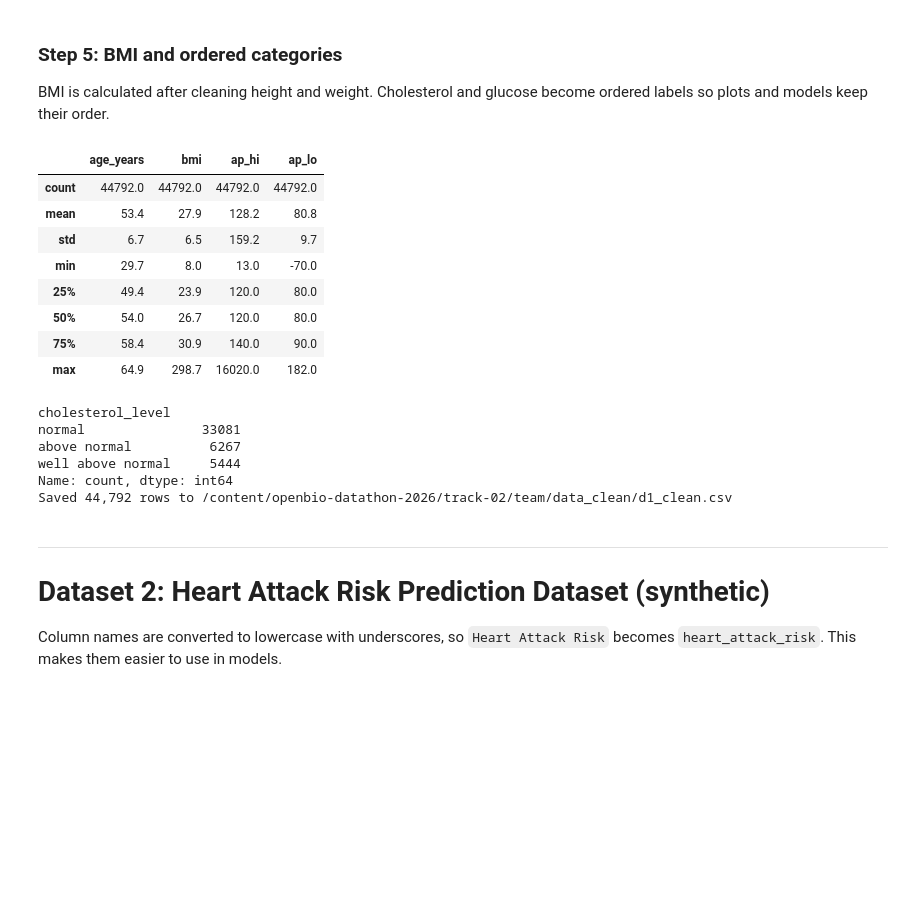
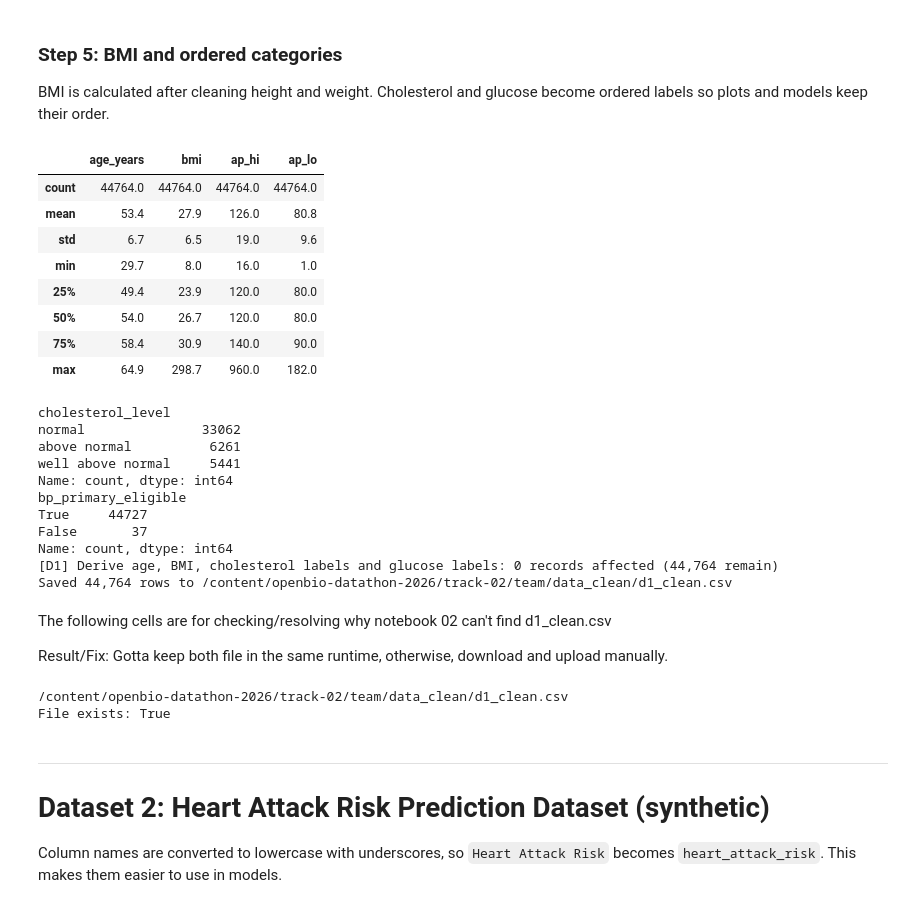
Before and after one commit to lxie0682/cvd-women-Heartthrobs, a Jupyter notebook: track-02/team/notebooks/01_cleaning.ipynb, the cells around one changed output. Saved outputs shown, nothing was run; the diff lists cells and outputs as text; code cells hidden in the pictures; blank space fills up the shorter version.

Commit message:
Document Dataset 1 cleaning rules and flag 44,727 women eligible for the primary BP analysis

```diff
--- a/track-02/team/notebooks/01_cleaning.ipynb
+++ b/track-02/team/notebooks/01_cleaning.ipynb
@@ -235,0 +432,14 @@ Fill in RANGES["weight"] in the cell above, then rerun this cell.
+# %%
+# PROCESS — mark which records meet the primary analysis BP criteria
+d1["bp_primary_eligible"] = ~d1["bp_review"]
+
+n_primary = int(d1["bp_primary_eligible"].sum())
+n_flagged = int(d1["bp_review"].sum())
+
+log_step(
+    "D1", "Set BP eligibility for the primary analysis", len(d1), len(d1),
+    f"{n_primary:,} eligible. Retained {n_flagged} flagged records in the CSV "
+    "for sensitivity analysis. Primary BP bounds are 70–250 mmHg systolic "
+    "and 40–150 mmHg diastolic, inclusive, with systolic above diastolic."
+)
+print(f"Primary BP cohort: {n_primary:,} | Sensitivity cohort: {len(d1):,}")
@@ -238,32 +473,63 @@ Fill in RANGES["weight"] in the cell above, then rerun this cell.
 
 BMI is calculated after cleaning height and weight. Cholesterol and glucose become ordered labels so plots and models keep their order.
 # %%
+# Note: modified as needed.
 LEVELS = {1: "normal", 2: "above normal", 3: "well above normal"}
 
 if d1_raw is not None:
     d1["bmi"] = d1["weight"] / (d1["height"] / 100) ** 2
     for col in ("cholesterol", "gluc"):
         d1[col + "_level"] = pd.Categorical(d1[col].map(LEVELS), categories=list(LEVELS.values()), ordered=True)
     display(d1[["age_years", "bmi", "ap_hi", "ap_lo"]].describe().round(1))
     print(d1["cholesterol_level"].value_counts().sort_index())
+
+    # CHECK — confirm the cohort split before exporting both groups
+    print(d1["bp_primary_eligible"].value_counts(dropna=False))
+
+    # PROCESS — document transformations that preserve the row count
+    log_step(
+        "D1", "Derive age, BMI, cholesterol labels and glucose labels",
+        len(d1), len(d1),
+        "Age in years = age in days / 365.25. BMI = weight in kg / height in metres squared. "
+        "Cholesterol and glucose codes 1, 2, 3 map to normal, above normal, well above normal. "
+        "Height and weight extremes were retained; BMI is unused in the primary analysis."
+    )
+
     d1.to_csv(CLEAN / "d1_clean.csv", index=False)
     print(f"Saved {len(d1):,} rows to {CLEAN / 'd1_clean.csv'}")
 # %% [output]
 |  | age_years | bmi | ap_hi | ap_lo |
-| count | 44792.0 | 44792.0 | 44792.0 | 44792.0 |
-| mean | 53.4 | 27.9 | 128.2 | 80.8 |
-| std | 6.7 | 6.5 | 159.2 | 9.7 |
-| min | 29.7 | 8.0 | 13.0 | -70.0 |
+| count | 44764.0 | 44764.0 | 44764.0 | 44764.0 |
+| mean | 53.4 | 27.9 | 126.0 | 80.8 |
+| std | 6.7 | 6.5 | 19.0 | 9.6 |
+| min | 29.7 | 8.0 | 16.0 | 1.0 |
 | 25% | 49.4 | 23.9 | 120.0 | 80.0 |
 | 50% | 54.0 | 26.7 | 120.0 | 80.0 |
 | 75% | 58.4 | 30.9 | 140.0 | 90.0 |
-| max | 64.9 | 298.7 | 16020.0 | 182.0 |
+| max | 64.9 | 298.7 | 960.0 | 182.0 |
 cholesterol_level
-normal               33081
-above normal          6267
-well above normal     5444
+normal               33062
+above normal          6261
+well above normal     5441
 Name: count, dtype: int64
-Saved 44,792 rows to /content/openbio-datathon-2026/track-02/team/data_clean/d1_clean.csv
+bp_primary_eligible
+True     44727
+False       37
+Name: count, dtype: int64
+[D1] Derive age, BMI, cholesterol labels and glucose labels: 0 records affected (44,764 remain)
+Saved 44,764 rows to /content/openbio-datathon-2026/track-02/team/data_clean/d1_clean.csv
+# %% [markdown]
+The following cells are for checking/resolving why notebook 02 can't find d1_clean.csv
+
+Result/Fix: Gotta keep both file in the same runtime, otherwise, download and upload manually.
+# %%
+### CHECK — show where this notebook expects the cleaned CSV and whether it exists
+csv_path = CLEAN / "d1_clean.csv"
+print(csv_path.resolve())
+print("File exists:", csv_path.is_file())
+# %% [output]
+/content/openbio-datathon-2026/track-02/team/data_clean/d1_clean.csv
+File exists: True
 # %% [markdown]
 ---
 # Dataset 2: Heart Attack Risk Prediction Dataset (synthetic)
```
Also changed, not shown: parts of 17 cells of this notebook.
